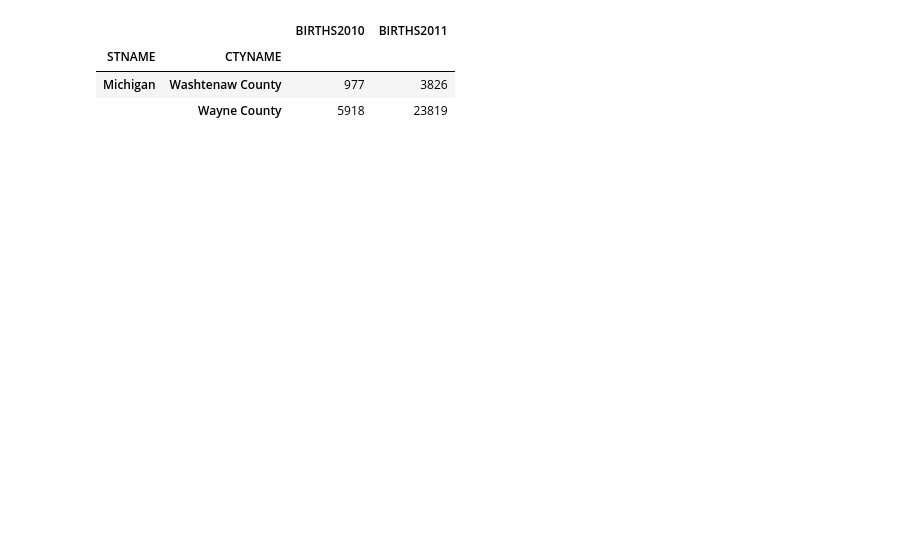
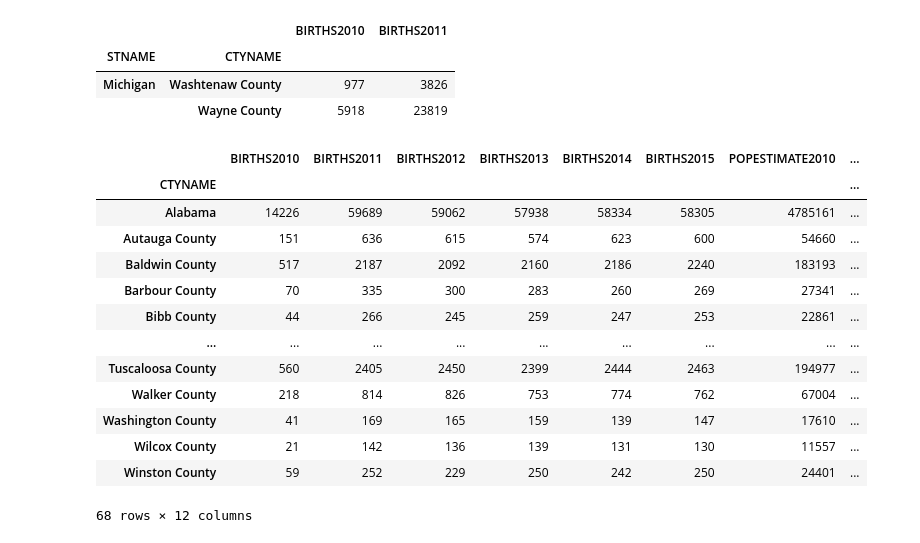
Before and after one commit to JhonSanz/pandas_numpy, a Jupyter notebook: pandas/dataframe/coursera/4_indexing.ipynb, the cells around one changed output. Cells and saved outputs as stored; diff of their text form; code cells hidden in the pictures; blank space fills up the shorter version.

```diff
--- a/pandas/dataframe/coursera/4_indexing.ipynb
+++ b/pandas/dataframe/coursera/4_indexing.ipynb
@@ -182,3 +182,20 @@ df.loc[
 | STNAME | CTYNAME |  |  |
 | Michigan | Washtenaw County | 977 | 3826 |
 |  | Wayne County | 5918 | 23819 |
+# %%
+df.loc['Alabama']
+# %% [output]
+|  | BIRTHS2010 | BIRTHS2011 | BIRTHS2012 | BIRTHS2013 | BIRTHS2014 | BIRTHS2015 | POPESTIMATE2010 | ... |
+| CTYNAME |  |  |  |  |  |  |  | ... |
+| Alabama | 14226 | 59689 | 59062 | 57938 | 58334 | 58305 | 4785161 | ... |
+| Autauga County | 151 | 636 | 615 | 574 | 623 | 600 | 54660 | ... |
+| Baldwin County | 517 | 2187 | 2092 | 2160 | 2186 | 2240 | 183193 | ... |
+| Barbour County | 70 | 335 | 300 | 283 | 260 | 269 | 27341 | ... |
+| Bibb County | 44 | 266 | 245 | 259 | 247 | 253 | 22861 | ... |
+| ... | ... | ... | ... | ... | ... | ... | ... | ... |
+| Tuscaloosa County | 560 | 2405 | 2450 | 2399 | 2444 | 2463 | 194977 | ... |
+| Walker County | 218 | 814 | 826 | 753 | 774 | 762 | 67004 | ... |
+| Washington County | 41 | 169 | 165 | 159 | 139 | 147 | 17610 | ... |
+| Wilcox County | 21 | 142 | 136 | 139 | 131 | 130 | 11557 | ... |
+| Winston County | 59 | 252 | 229 | 250 | 242 | 250 | 24401 | ... |
+68 rows × 12 columns
```
